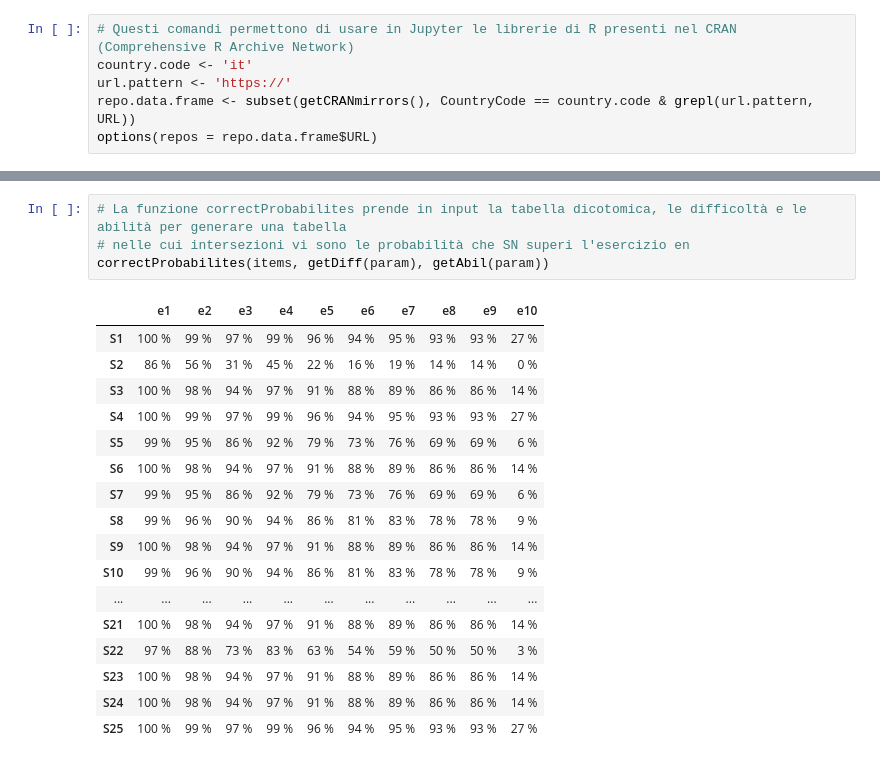
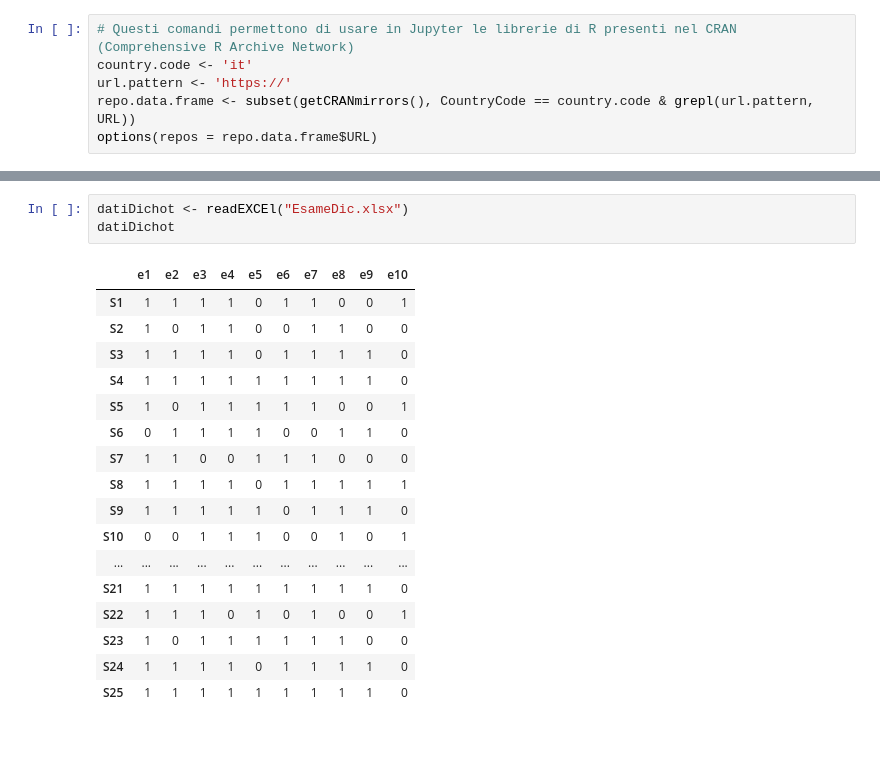
Before and after one commit to MarcoCordoni95/TesiTriennale-ItemResponseTheory, a Jupyter notebook: IRT.ipynb, the cells around one changed output, grey strips where cells are left out. Drawn from its saved outputs; the diff is of its cells as text.

```diff
--- a/IRT.ipynb
+++ b/IRT.ipynb
@@ -171,22 +72,21 @@ Slot "abilities":
-# %%
-# La funzione correctProbabilites prende in input la tabella dicotomica, le difficoltà e le abilità per generare una tabella
-# nelle cui intersezioni vi sono le probabilità che SN superi l'esercizio en
-correctProbabilites(items, getDiff(param), getAbil(param))
-# %% [output]
-|  | e1 | e2 | e3 | e4 | e5 | e6 | e7 | e8 | e9 | e10 |
-| S1 | 100 % | 99 % | 97 % | 99 % | 96 % | 94 % | 95 % | 93 % | 93 % | 27 % |
-| S2 | 86 % | 56 % | 31 % | 45 % | 22 % | 16 % | 19 % | 14 % | 14 % | 0 % |
-| S3 | 100 % | 98 % | 94 % | 97 % | 91 % | 88 % | 89 % | 86 % | 86 % | 14 % |
-| S4 | 100 % | 99 % | 97 % | 99 % | 96 % | 94 % | 95 % | 93 % | 93 % | 27 % |
-| S5 | 99 % | 95 % | 86 % | 92 % | 79 % | 73 % | 76 % | 69 % | 69 % | 6 % |
-| S6 | 100 % | 98 % | 94 % | 97 % | 91 % | 88 % | 89 % | 86 % | 86 % | 14 % |
-| S7 | 99 % | 95 % | 86 % | 92 % | 79 % | 73 % | 76 % | 69 % | 69 % | 6 % |
-| S8 | 99 % | 96 % | 90 % | 94 % | 86 % | 81 % | 83 % | 78 % | 78 % | 9 % |
-| S9 | 100 % | 98 % | 94 % | 97 % | 91 % | 88 % | 89 % | 86 % | 86 % | 14 % |
-| S10 | 99 % | 96 % | 90 % | 94 % | 86 % | 81 % | 83 % | 78 % | 78 % | 9 % |
-| ... | ... | ... | ... | ... | ... | ... | ... | ... | ... | ... |
-| S21 | 100 % | 98 % | 94 % | 97 % | 91 % | 88 % | 89 % | 86 % | 86 % | 14 % |
-| S22 | 97 % | 88 % | 73 % | 83 % | 63 % | 54 % | 59 % | 50 % | 50 % | 3 % |
-| S23 | 100 % | 98 % | 94 % | 97 % | 91 % | 88 % | 89 % | 86 % | 86 % | 14 % |
-| S24 | 100 % | 98 % | 94 % | 97 % | 91 % | 88 % | 89 % | 86 % | 86 % | 14 % |
-| S25 | 100 % | 99 % | 97 % | 99 % | 96 % | 94 % | 95 % | 93 % | 93 % | 27 % |
+# %%
+datiDichot <- readEXCEl("EsameDic.xlsx")
+datiDichot
+# %% [output]
+|  | e1 | e2 | e3 | e4 | e5 | e6 | e7 | e8 | e9 | e10 |
+| S1 | 1 | 1 | 1 | 1 | 0 | 1 | 1 | 0 | 0 | 1 |
+| S2 | 1 | 0 | 1 | 1 | 0 | 0 | 1 | 1 | 0 | 0 |
+| S3 | 1 | 1 | 1 | 1 | 0 | 1 | 1 | 1 | 1 | 0 |
+| S4 | 1 | 1 | 1 | 1 | 1 | 1 | 1 | 1 | 1 | 0 |
+| S5 | 1 | 0 | 1 | 1 | 1 | 1 | 1 | 0 | 0 | 1 |
+| S6 | 0 | 1 | 1 | 1 | 1 | 0 | 0 | 1 | 1 | 0 |
+| S7 | 1 | 1 | 0 | 0 | 1 | 1 | 1 | 0 | 0 | 0 |
+| S8 | 1 | 1 | 1 | 1 | 0 | 1 | 1 | 1 | 1 | 1 |
+| S9 | 1 | 1 | 1 | 1 | 1 | 0 | 1 | 1 | 1 | 0 |
+| S10 | 0 | 0 | 1 | 1 | 1 | 0 | 0 | 1 | 0 | 1 |
+| ... | ... | ... | ... | ... | ... | ... | ... | ... | ... | ... |
+| S21 | 1 | 1 | 1 | 1 | 1 | 1 | 1 | 1 | 1 | 0 |
+| S22 | 1 | 1 | 1 | 0 | 1 | 0 | 1 | 0 | 0 | 1 |
+| S23 | 1 | 0 | 1 | 1 | 1 | 1 | 1 | 1 | 0 | 0 |
+| S24 | 1 | 1 | 1 | 1 | 0 | 1 | 1 | 1 | 1 | 0 |
+| S25 | 1 | 1 | 1 | 1 | 1 | 1 | 1 | 1 | 1 | 0 |
```
Also changed, not shown: parts of 14 cells of this notebook, 4 other files.
